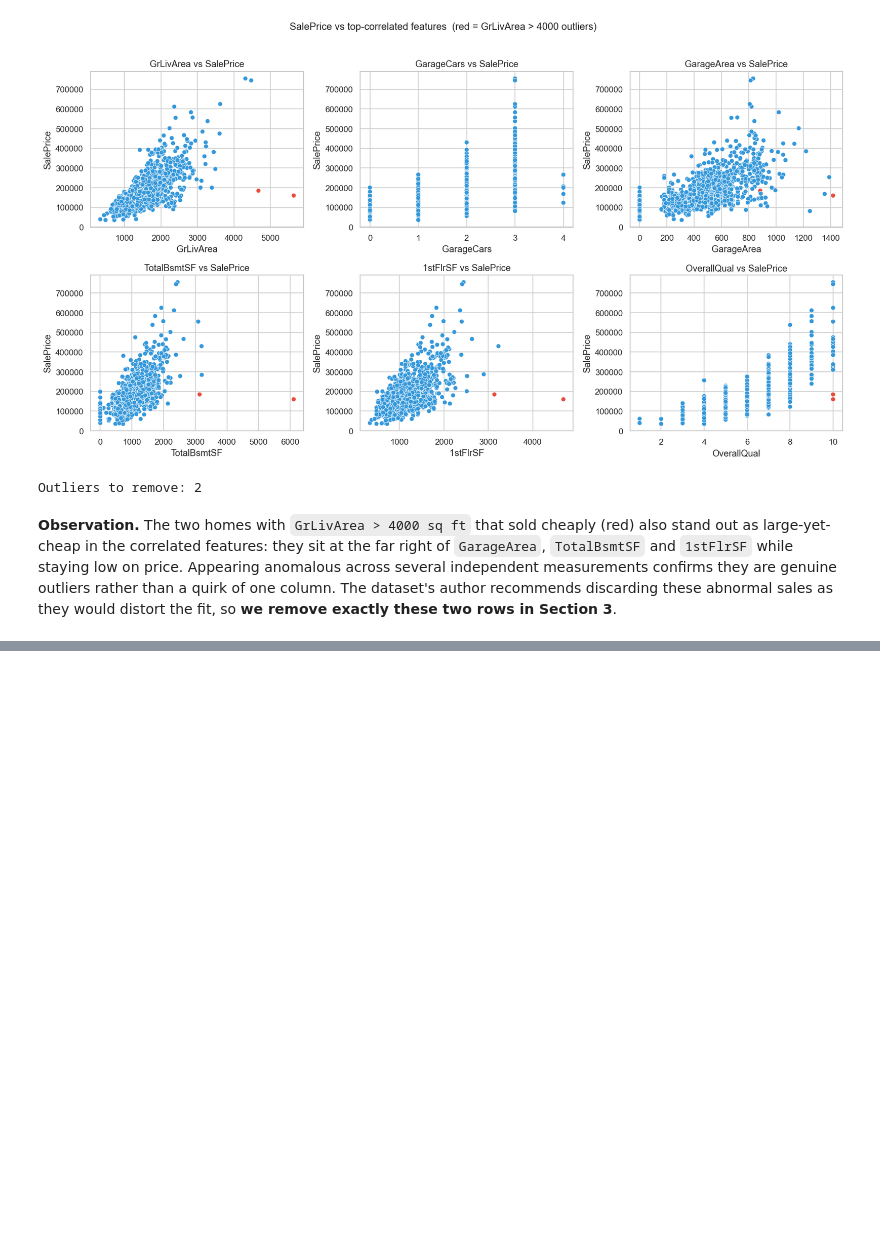
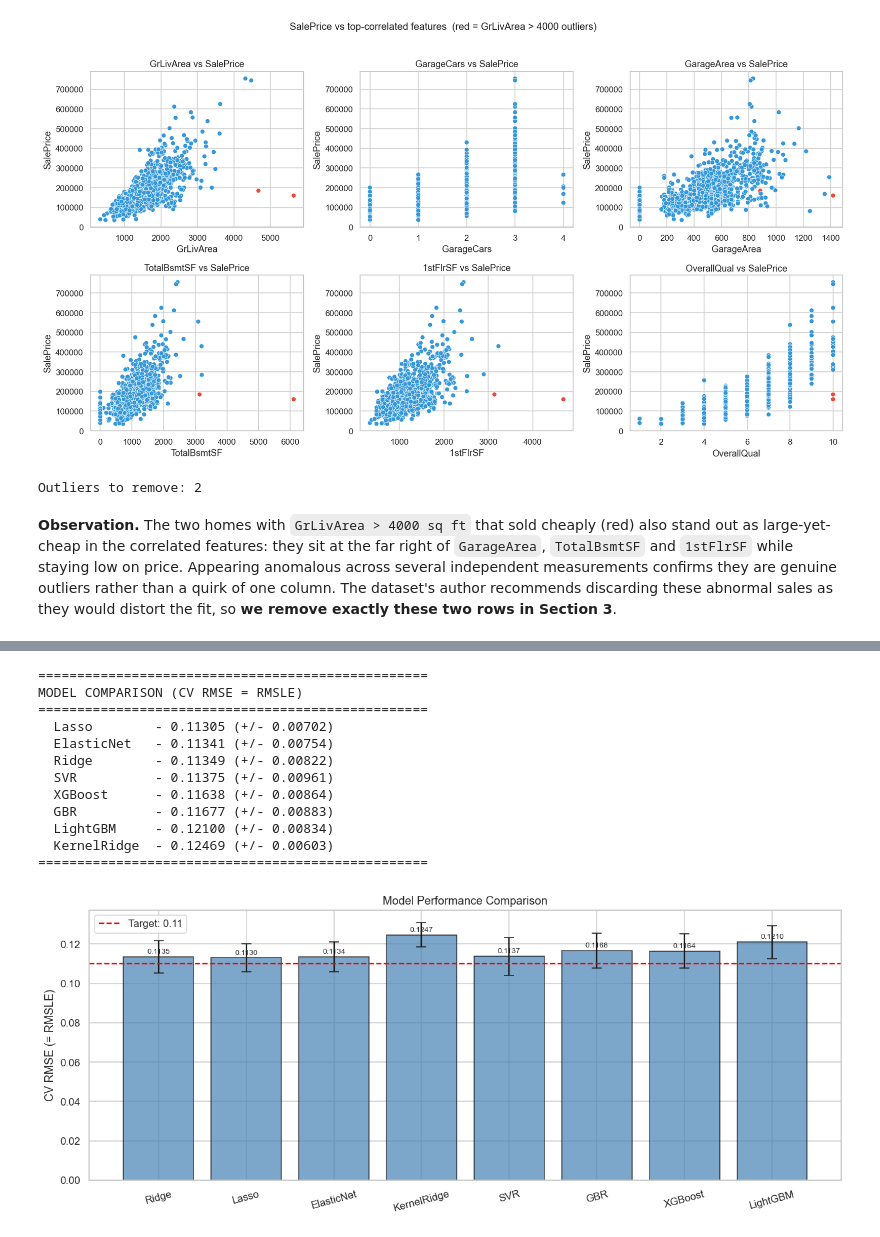
Before and after one commit to alpertng02/house_prices_final, a Jupyter notebook: house_prices_final.ipynb, the cells around one changed output, grey strips where cells are left out. Cells and saved outputs as stored; diff of their text form; code cells hidden in the pictures; blank space fills up the shorter version.

```diff
--- a/house_prices.ipynb
+++ b/house_prices_final.ipynb
@@ -704,0 +369,3 @@ hyper-parameter optimisation.
+# %%
+y_train = np.log1p(train['SalePrice'])
+print(f"Target log-transformed. Skewness: {y_train.skew():.4f}, Kurtosis: {y_train.kurt():.4f}")
@@ -704,0 +723,15 @@ hyper-parameter optimisation.
+# %%
+# --- LightGBM ---
+print("Training LightGBM with early stopping...")
+lgbm_model = LGBMRegressor(
+    n_estimators=3000, learning_rate=0.01, num_leaves=5,
+    max_depth=-1, min_child_samples=5, subsample=0.7,
+    colsample_bytree=0.6, reg_alpha=0.001, reg_lambda=0.5,
+    min_split_gain=0.01,
+    random_state=42, n_jobs=-1, verbose=-1)
+
+lgbm_mean, lgbm_std, lgbm_oof, lgbm_best_iter = cv_tree_model(
+    lgbm_model, X_train, y_train, kf,
+    fit_params={'callbacks': [lgb.early_stopping(50), lgb.log_evaluation(0)]})
+
+print(f"\n  LightGBM   - RMSE: {lgbm_mean:.5f} (+/- {lgbm_std:.5f}), avg best iter: {lgbm_best_iter}")
@@ -704,0 +756,50 @@ hyper-parameter optimisation.
+# %%
+# --- Model Comparison ---
+results = {
+    'Ridge': (ridge_mean, ridge_std),
+    'Lasso': (lasso_mean, lasso_std),
+    'ElasticNet': (enet_mean, enet_std),
+    'KernelRidge': (kr_mean, kr_std),
+    'SVR': (svr_mean, svr_std),
+    'GBR': (gbr_mean, gbr_std),
+    'XGBoost': (xgb_mean, xgb_std),
+    'LightGBM': (lgbm_mean, lgbm_std)
+}
+
+print("=" * 50)
+print("MODEL COMPARISON (CV RMSE = RMSLE)")
+print("=" * 50)
+for name, (mean, std) in sorted(results.items(), key=lambda x: x[1][0]):
+    print(f"  {name:12s} - {mean:.5f} (+/- {std:.5f})")
+print("=" * 50)
+
+fig, ax = plt.subplots(figsize=(12, 5))
+names = list(results.keys())
+means = [results[n][0] for n in names]
+stds = [results[n][1] for n in names]
+
+bars = ax.bar(names, means, yerr=stds, capsize=5, color='steelblue', edgecolor='black', alpha=0.7)
+ax.axhline(y=0.11, color='red', linestyle='--', label='Target: 0.11')
+ax.set_ylabel('CV RMSE (= RMSLE)')
+ax.set_title('Model Performance Comparison')
+ax.legend()
+for bar, mean in zip(bars, means):
+    ax.text(bar.get_x() + bar.get_width()/2, bar.get_height() + 0.001,
+            f'{mean:.4f}', ha='center', va='bottom', fontsize=8)
+plt.xticks(rotation=15)
+plt.tight_layout()
+plt.show()
+# %% [output]
+==================================================
+MODEL COMPARISON (CV RMSE = RMSLE)
+==================================================
+  Lasso        - 0.11305 (+/- 0.00702)
+  ElasticNet   - 0.11341 (+/- 0.00754)
+  Ridge        - 0.11349 (+/- 0.00822)
+  SVR          - 0.11375 (+/- 0.00961)
+  XGBoost      - 0.11638 (+/- 0.00864)
+  GBR          - 0.11677 (+/- 0.00883)
+  LightGBM     - 0.12100 (+/- 0.00834)
+  KernelRidge  - 0.12469 (+/- 0.00603)
+==================================================
+[figure, added]
```
Also changed, not shown: parts of 59 cells of this notebook, 1 other file.
